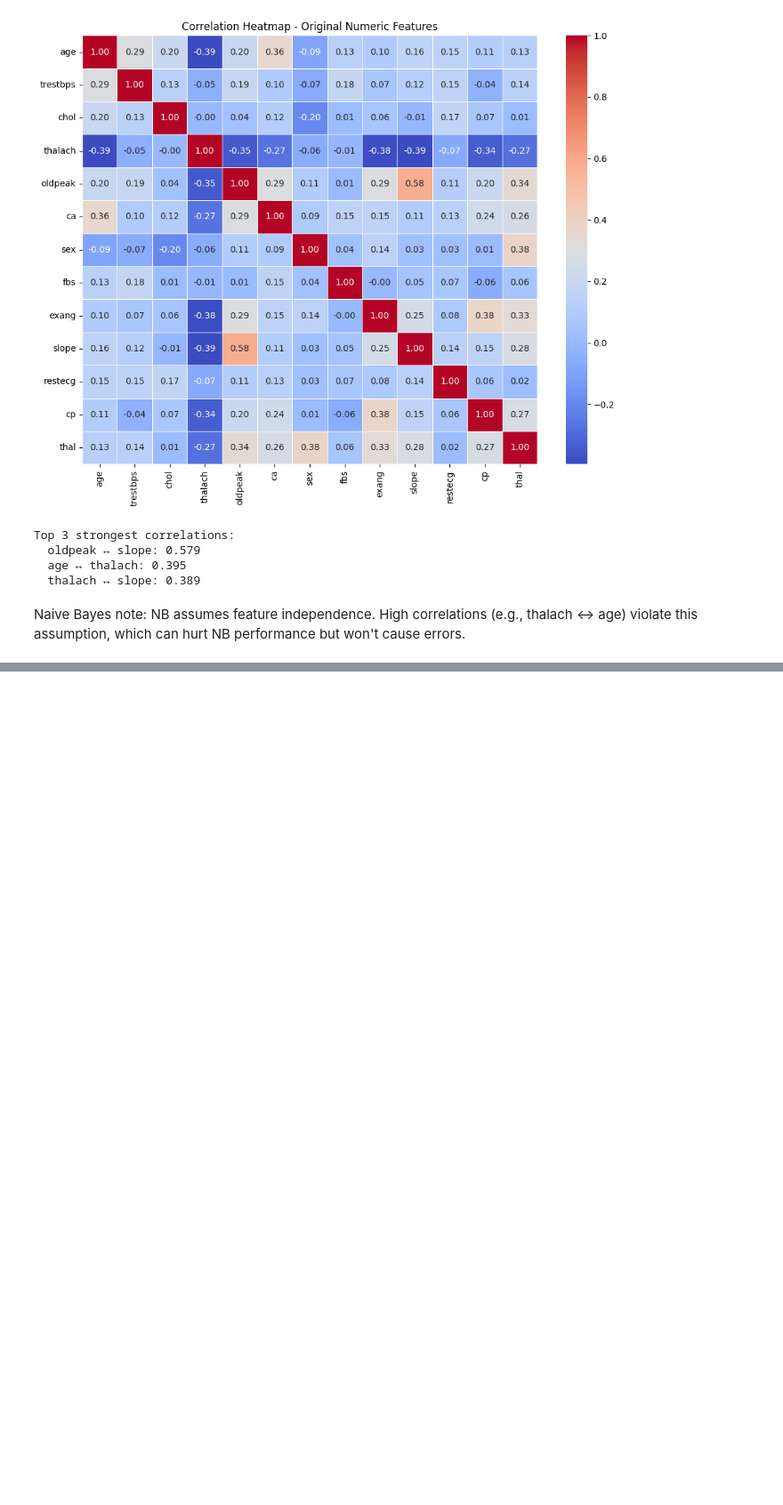
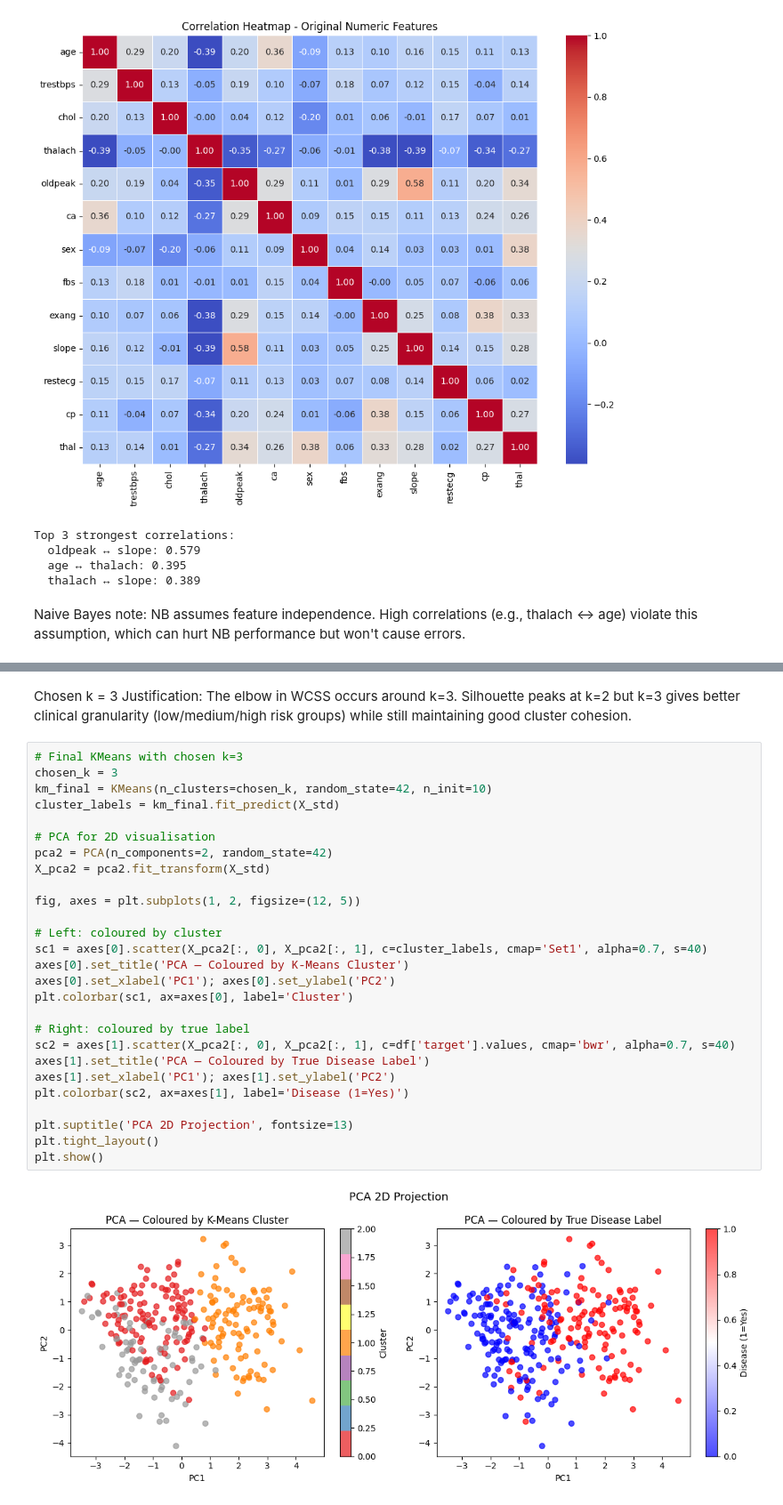
Before and after one commit to abeer-fatima47/i232643-DM-Assignment4, a Jupyter notebook: i232643_DM_asn4.ipynb, the cells around one changed output, grey strips where cells are left out. Shown at 89% size. Saved outputs shown, nothing was run; the diff lists cells and outputs as text; blank space fills up the shorter version.

```diff
--- a/i232643_DM_asn4.ipynb
+++ b/i232643_DM_asn4.ipynb
@@ -232,0 +265,32 @@ High correlations (e.g., thalach <-> age) violate this assumption, which can hur
+# %% [markdown]
+Chosen k = 3
+Justification: The elbow in WCSS occurs around k=3. Silhouette peaks at k=2 but k=3 gives better clinical granularity (low/medium/high risk groups) while still maintaining good cluster cohesion.
+# %%
+# Final KMeans with chosen k=3
+chosen_k = 3
+km_final = KMeans(n_clusters=chosen_k, random_state=42, n_init=10)
+cluster_labels = km_final.fit_predict(X_std)
+
+# PCA for 2D visualisation
+pca2 = PCA(n_components=2, random_state=42)
+X_pca2 = pca2.fit_transform(X_std)
+
+fig, axes = plt.subplots(1, 2, figsize=(12, 5))
+
+# Left: coloured by cluster
+sc1 = axes[0].scatter(X_pca2[:, 0], X_pca2[:, 1], c=cluster_labels, cmap='Set1', alpha=0.7, s=40)
+axes[0].set_title('PCA — Coloured by K-Means Cluster')
+axes[0].set_xlabel('PC1'); axes[0].set_ylabel('PC2')
+plt.colorbar(sc1, ax=axes[0], label='Cluster')
+
+# Right: coloured by true label
+sc2 = axes[1].scatter(X_pca2[:, 0], X_pca2[:, 1], c=df['target'].values, cmap='bwr', alpha=0.7, s=40)
+axes[1].set_title('PCA — Coloured by True Disease Label')
+axes[1].set_xlabel('PC1'); axes[1].set_ylabel('PC2')
+plt.colorbar(sc2, ax=axes[1], label='Disease (1=Yes)')
+
+plt.suptitle('PCA 2D Projection', fontsize=13)
+plt.tight_layout()
+plt.show()
+# %% [output]
+[figure, added]
```
Also changed, not shown: parts of 16 cells of this notebook.
